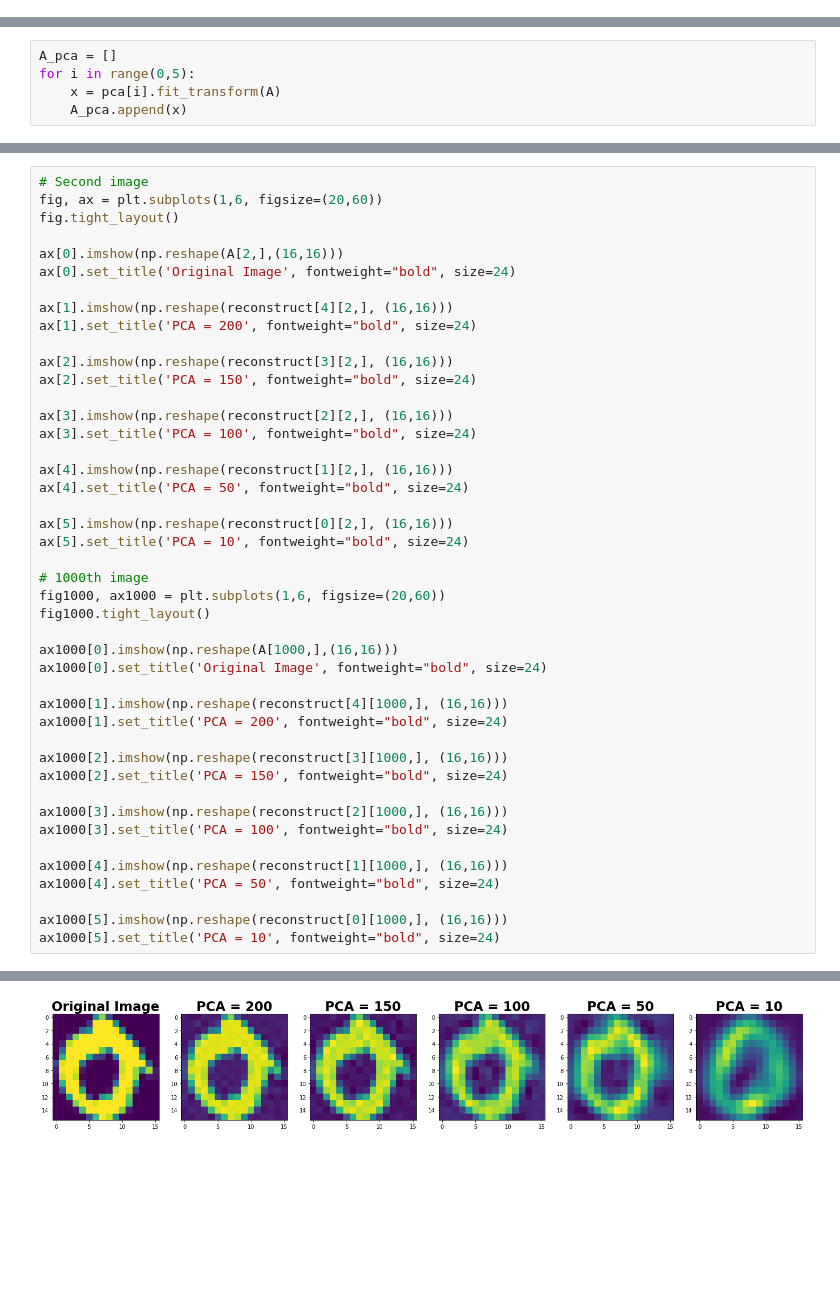
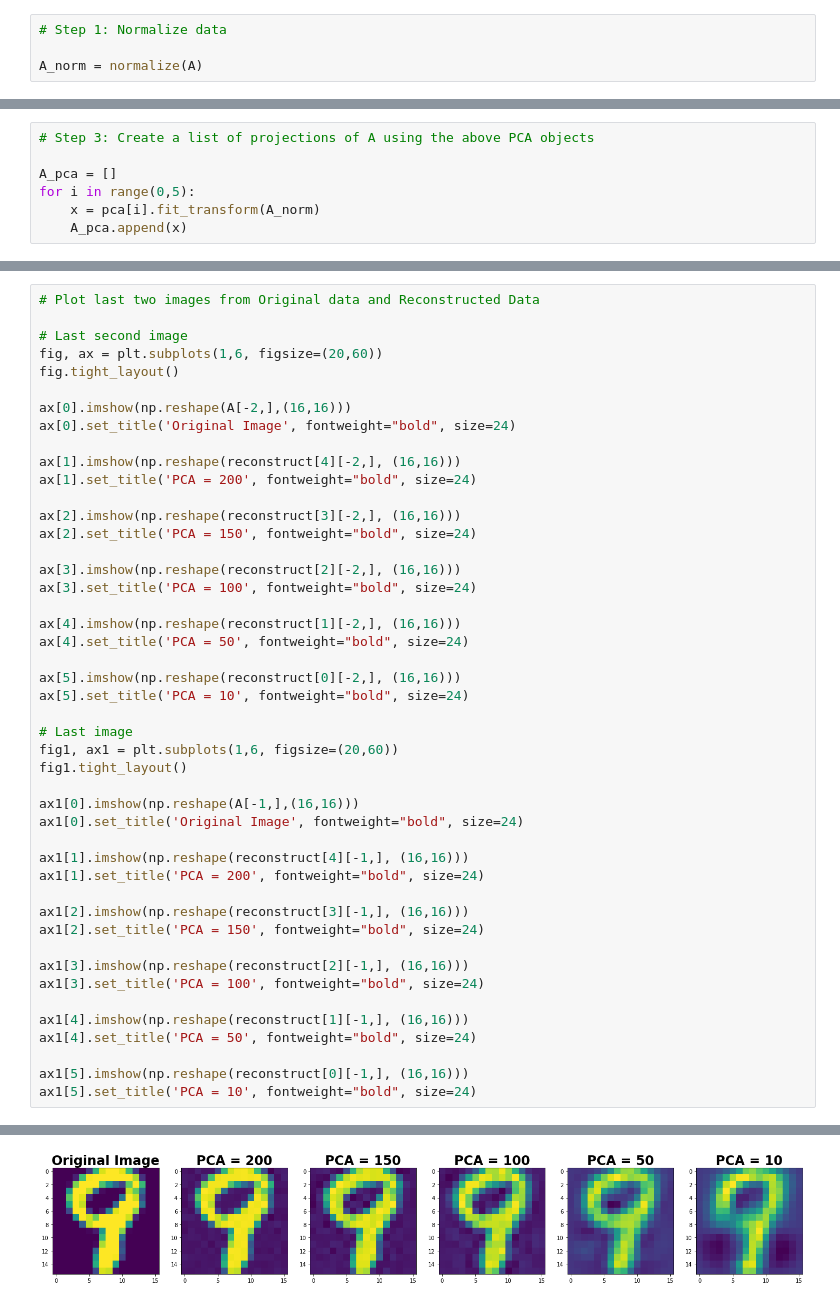
Before and after one commit to lerachel/useful-cs-resources, a Jupyter notebook: USPS Handwritten Images.ipynb, the cells around one changed output, grey strips where cells are left out. Saved outputs shown, nothing was run; the diff lists cells and outputs as text; blank space fills up the shorter version.

```diff
--- a/USPS Handwritten Images.ipynb
+++ b/USPS Handwritten Images.ipynb
@@ -15 +20,5 @@ print(A.shape)
+# %%
+# Step 1: Normalize data
+
+A_norm = normalize(A)
 # %%
@@ -19,8 +31,10 @@ for i in range(0,5):
     x = PCA(n_components=components[i])
     pca.append(x)
 # %%
+# Step 3: Create a list of projections of A using the above PCA objects
+
 A_pca = []
 for i in range(0,5):
-    x = pca[i].fit_transform(A)
+    x = pca[i].fit_transform(A_norm)
     A_pca.append(x)
 # %%
@@ -30,49 +45,51 @@ for i in range(0,5):
     x = pca[i].inverse_transform(A_pca[i])
     reconstruct.append(x)
 # %%
-# Second image
+# Plot last two images from Original data and Reconstructed Data
+
+# Last second image
 fig, ax = plt.subplots(1,6, figsize=(20,60))
 fig.tight_layout()
 
-ax[0].imshow(np.reshape(A[2,],(16,16)))
+ax[0].imshow(np.reshape(A[-2,],(16,16)))
 ax[0].set_title('Original Image', fontweight="bold", size=24)
 
-ax[1].imshow(np.reshape(reconstruct[4][2,], (16,16)))
+ax[1].imshow(np.reshape(reconstruct[4][-2,], (16,16)))
 ax[1].set_title('PCA = 200', fontweight="bold", size=24)
 
-ax[2].imshow(np.reshape(reconstruct[3][2,], (16,16)))
+ax[2].imshow(np.reshape(reconstruct[3][-2,], (16,16)))
 ax[2].set_title('PCA = 150', fontweight="bold", size=24)
 
-ax[3].imshow(np.reshape(reconstruct[2][2,], (16,16)))
+ax[3].imshow(np.reshape(reconstruct[2][-2,], (16,16)))
 ax[3].set_title('PCA = 100', fontweight="bold", size=24)
 
-ax[4].imshow(np.reshape(reconstruct[1][2,], (16,16)))
+ax[4].imshow(np.reshape(reconstruct[1][-2,], (16,16)))
 ax[4].set_title('PCA = 50', fontweight="bold", size=24)
 
-ax[5].imshow(np.reshape(reconstruct[0][2,], (16,16)))
+ax[5].imshow(np.reshape(reconstruct[0][-2,], (16,16)))
 ax[5].set_title('PCA = 10', fontweight="bold", size=24)
 
-# 1000th image
-fig1000, ax1000 = plt.subplots(1,6, figsize=(20,60))
-fig1000.tight_layout()
+# Last image
+fig1, ax1 = plt.subplots(1,6, figsize=(20,60))
+fig1.tight_layout()
 
-ax1000[0].imshow(np.reshape(A[1000,],(16,16)))
-ax1000[0].set_title('Original Image', fontweight="bold", size=24)
+ax1[0].imshow(np.reshape(A[-1,],(16,16)))
+ax1[0].set_title('Original Image', fontweight="bold", size=24)
 
-ax1000[1].imshow(np.reshape(reconstruct[4][1000,], (16,16)))
-ax1000[1].set_title('PCA = 200', fontweight="bold", size=24)
+ax1[1].imshow(np.reshape(reconstruct[4][-1,], (16,16)))
+ax1[1].set_title('PCA = 200', fontweight="bold", size=24)
 
-ax1000[2].imshow(np.reshape(reconstruct[3][1000,], (16,16)))
-ax1000[2].set_title('PCA = 150', fontweight="bold", size=24)
+ax1[2].imshow(np.reshape(reconstruct[3][-1,], (16,16)))
+ax1[2].set_title('PCA = 150', fontweight="bold", size=24)
 
-ax1000[3].imshow(np.reshape(reconstruct[2][1000,], (16,16)))
-ax1000[3].set_title('PCA = 100', fontweight="bold", size=24)
+ax1[3].imshow(np.reshape(reconstruct[2][-1,], (16,16)))
+ax1[3].set_title('PCA = 100', fontweight="bold", size=24)
 
-ax1000[4].imshow(np.reshape(reconstruct[1][1000,], (16,16)))
-ax1000[4].set_title('PCA = 50', fontweight="bold", size=24)
+ax1[4].imshow(np.reshape(reconstruct[1][-1,], (16,16)))
+ax1[4].set_title('PCA = 50', fontweight="bold", size=24)
 
-ax1000[5].imshow(np.reshape(reconstruct[0][1000,], (16,16)))
-ax1000[5].set_title('PCA = 10', fontweight="bold", size=24)
+ax1[5].imshow(np.reshape(reconstruct[0][-1,], (16,16)))
+ax1[5].set_title('PCA = 10', fontweight="bold", size=24)
 # %% [output]
 Text(0.5, 1.0, 'PCA = 10')
-[figure, old version]
+[figure, new version]
```
Also changed, not shown: parts of 11 cells of this notebook, 1 other file.
